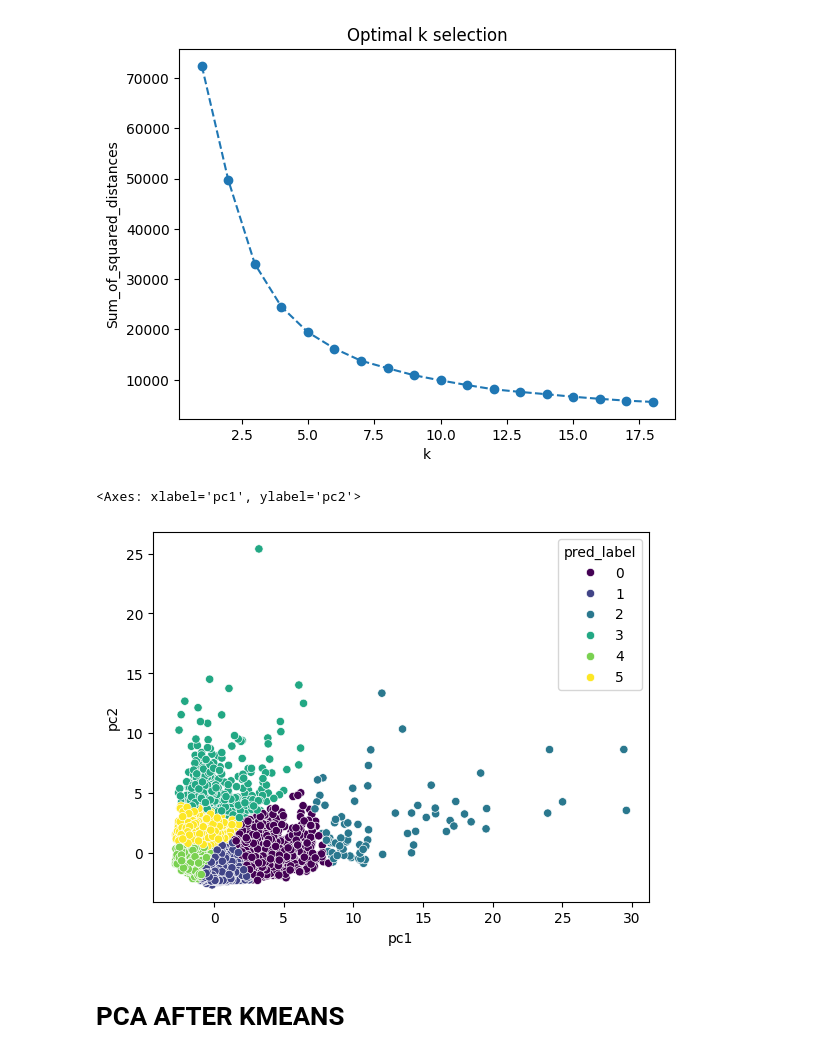
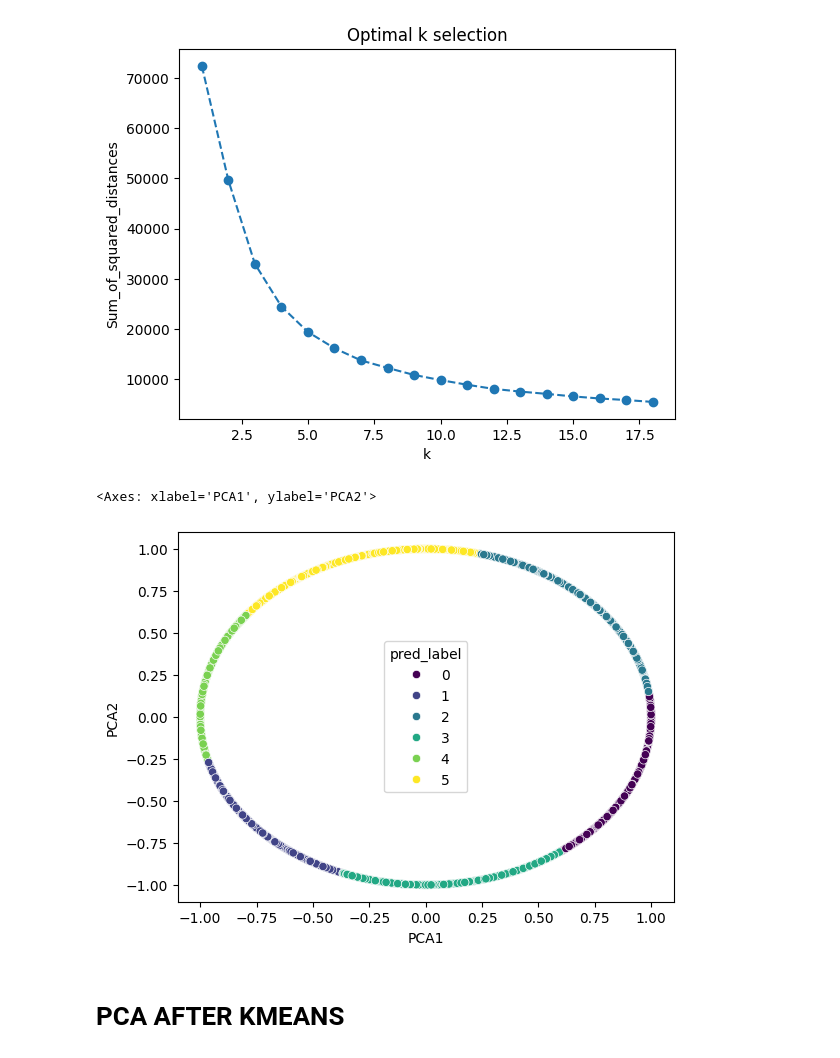
Before and after one commit to akashnaren/groove, a Jupyter notebook: Code_groupXXX.ipynb, the cells around one changed output. Drawn from its saved outputs; the diff is of its cells as text; code cells hidden in the pictures.

```diff
--- a/Code_groupXXX.ipynb
+++ b/Code_groupXXX.ipynb
@@ -187,3 +151,20 @@ scale_data
 | 8947 | -0.745239 | -0.185895 | -0.469584 | -0.356957 | -0.454607 | -0.449373 | -1.221928 | -0.678716 | -0.917090 | 0.157536 | -0.183026 | ... |
 | 8948 | -0.572644 | -0.889766 | 0.042092 | 0.301677 | -0.454607 | -0.406228 | 0.439186 | 1.555959 | -0.917090 | 0.990362 | -0.183026 | ... |
 8949 rows × 17 columns
+# %%
+from sklearn.decomposition import PCA
+
+pca = PCA(n_components=2)
+
+pcas = pca.fit_transform(scale_data)
+
+component_names = [f"PCA{i+1}" for i in range(pcas.shape[1])]
+
+pcas = pd.DataFrame(pcas, columns=component_names)
+
+pcas.describe()
+
+pcas=pcas.iloc[:,:7]
+
+pcas = pd.DataFrame(normalize(pcas), columns = component_names)
+pcas
@@ -219,15 +234,17 @@ plt.show()
 # %% [output]
 [figure]
 # %%
+km_df = pcas.copy()
+
 km = KMeans(n_clusters=6, n_init=10)
-km = km.fit(pcs)
+km = km.fit(km_df)
 labels = km.labels_
 
-pcs['pred_label'] = labels
-sns.scatterplot(pcs, x='pc1', y='pc2', hue='pred_label', palette='viridis')
+km_df['pred_label'] = labels
+sns.scatterplot(km_df, x='PCA1', y='PCA2', hue='pred_label', palette='viridis')
 # %% [output]
-<Axes: xlabel='pc1', ylabel='pc2'>
+<Axes: xlabel='PCA1', ylabel='PCA2'>
-[figure, old version]
+[figure, new version]
 # %% [markdown]
 # PCA AFTER KMEANS
 # %%
```
Also changed, not shown: parts of 21 cells of this notebook.
